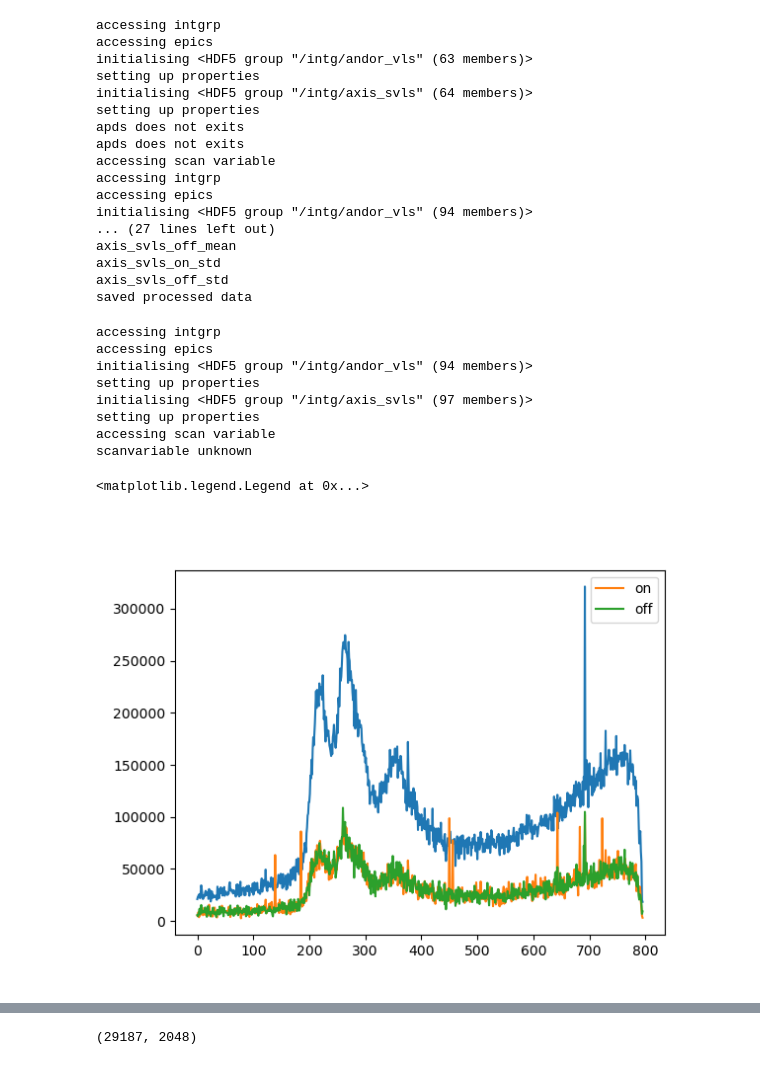
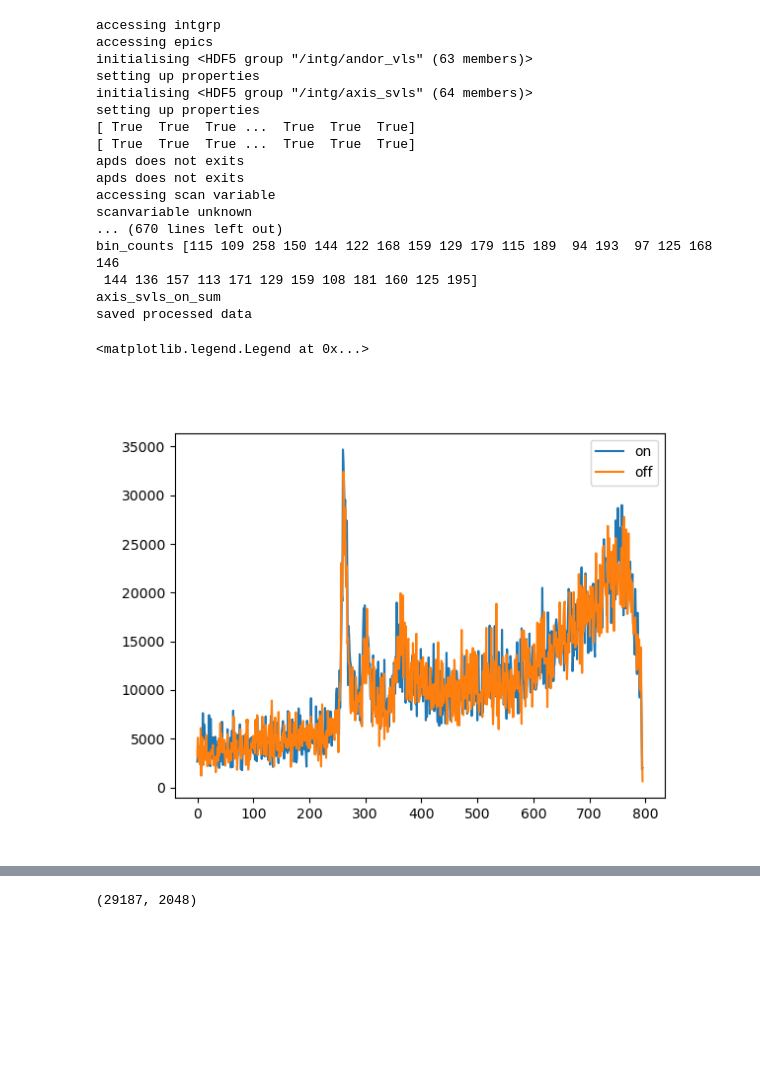
Before and after one commit to AmkeNimm/DataAcceleratorChemRIXS, a Jupyter notebook: jupyter_notebook/test.ipynb, the cells around one changed output, grey strips where cells are left out. Saved outputs shown, nothing was run; the diff lists cells and outputs as text; code cells hidden in the pictures; blank space fills up the shorter version.

```diff
--- a/jupyter_notebook/test.ipynb
+++ b/jupyter_notebook/test.ipynb
@@ -17,7 +17,9 @@ base_folder =  '/sdf/data/lcls/ds/rix/'
 #run = 76 #XAS fly mono
 
 bgrun = 3
-run = 47
+
+# runs_to_load = [398,399,400,401,402,403,404]
+run = 400
 
 #exp = 'rix100836924'
 exp = 'rix101265125'
@@ -43,44 +45,41 @@ bgyaml = '../BGroi_input.yml'
 #red = Reduced(fname,bgname,fyaml,scantype='mono_fly')
 data = SmallData(fname,fyaml)
 bg = SmallData(bgname, bgyaml)
-# %%
-red = Reduced(fname,bgname,fyaml,bgyaml, save=True,scantype='mono_fly')
-# %% [output]
-accessing intgrp
-accessing epics
-initialising <HDF5 group "/intg/andor_vls" (63 members)>
-setting up properties
-initialising <HDF5 group "/intg/axis_svls" (64 members)>
-setting up properties
-apds does not exits
-apds does not exits
-accessing scan variable
-accessing intgrp
-accessing epics
-initialising <HDF5 group "/intg/andor_vls" (94 members)>
-... (27 lines left out)
-axis_svls_off_mean
-axis_svls_on_std
-axis_svls_off_std
-saved processed data
+# %%
+runs=[398,399,400,401,402,403,404]
+for run in runs:
+    fname = f'{base_folder}/{exp}/hdf5/smalldata/{exp}_Run{run:04d}.h5'
+    red = Reduced(fname,bgname,fyaml,bgyaml, save=True,scantype='mono_fly')
+proc_folder = './proc/'
+avg=avg_data(runs,proc_folder)
+# %% [output]
+accessing intgrp
+accessing epics
+initialising <HDF5 group "/intg/andor_vls" (63 members)>
+setting up properties
+initialising <HDF5 group "/intg/axis_svls" (64 members)>
+setting up properties
+[ True  True  True ...  True  True  True]
+[ True  True  True ...  True  True  True]
+apds does not exits
+apds does not exits
+accessing scan variable
+scanvariable unknown
+... (670 lines left out)
+bin_counts [115 109 258 150 144 122 168 159 129 179 115 189  94 193  97 125 168 146
+ 144 136 157 113 171 129 159 108 181 160 125 195]
+axis_svls_on_sum
+saved processed data
 # %%
 fig,ax=plt.subplots(1,1)
 
-ax.plot(np.nansum(data.integrating.axis_svls.full_area,axis=0))
+#ax.plot(np.nansum(data.integrating.axis_svls.full_area,axis=0))
 ax.plot(np.sum(red.axis_svls_on_mean,axis=0)*5e8,label='on')
 ax.plot(np.sum(red.axis_svls_off_mean,axis=0)*5e8,label='off')
 ax.legend()
 # %% [output]
-accessing intgrp
-accessing epics
-initialising <HDF5 group "/intg/andor_vls" (94 members)>
-setting up properties
-initialising <HDF5 group "/intg/axis_svls" (97 members)>
-setting up properties
-accessing scan variable
-scanvariable unknown
+<matplotlib.legend.Legend at 0x...>
-<matplotlib.legend.Legend at 0x...>
-[figure, old version]
+[figure, new version]
 # %%
 
 fig,ax=plt.subplots(1,2)
```
Also changed, not shown: parts of 13 cells of this notebook, 4 other files.
